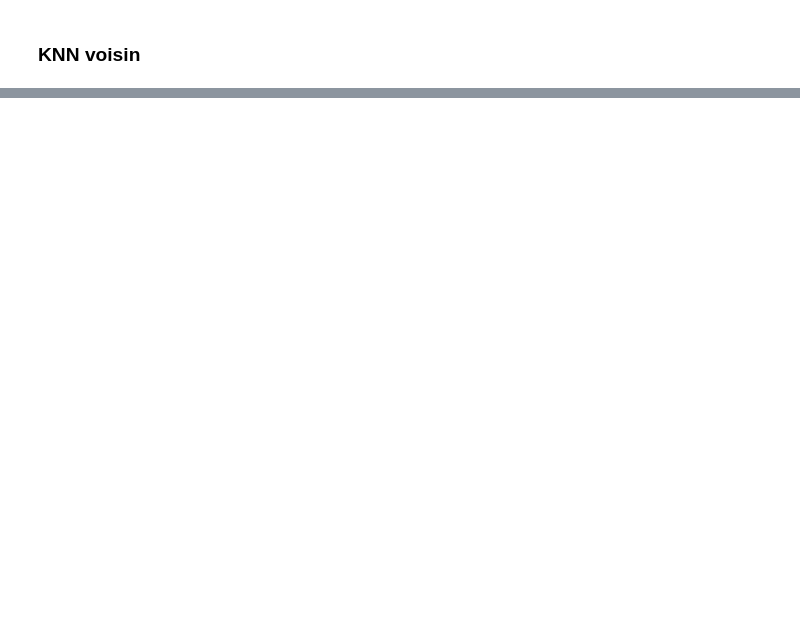
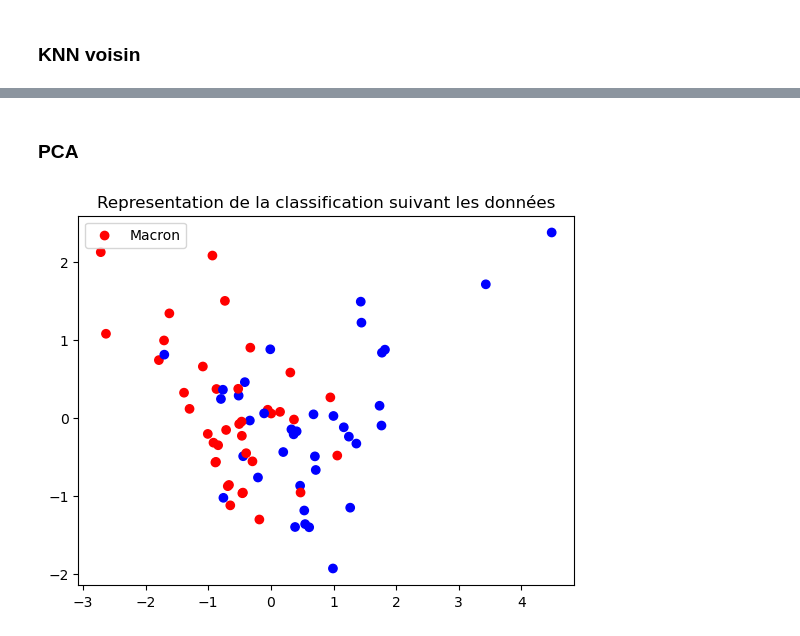
Before and after one commit to gabrielmariebrisson/MachineLearingElectionsPresidentielles, a Jupyter notebook: Departement/PredictionClasse2ndTours.ipynb, the cells around one changed output, grey strips where cells are left out. Drawn from its saved outputs; the diff is of its cells as text; code cells hidden in the pictures; blank space fills up the shorter version.

```diff
--- a/Departement/PredictionClasse2ndTours.ipynb
+++ b/Departement/PredictionClasse2ndTours.ipynb
@@ -374,0 +493,17 @@ weighted avg       0.80      0.80      0.80        10
+# %% [markdown]
+### PCA
+# %%
+from sklearn.decomposition import PCA
+
+pca = PCA(n_components=2)
+X_pca = pca.fit_transform(X_train)
+
+
+plt.figure()
+
+plt.scatter(X_pca[:,0], X_pca[:,1], color=['red' if x <= 0.5 else 'blue' for x in y_train])
+plt.title('Representation de la classification suivant les données')
+plt.legend(['Macron', 'Le Pen'])
+plt.show()
+# %% [output]
+[figure, added]
```
Also changed, not shown: parts of 25 cells of this notebook, 11 other files.
